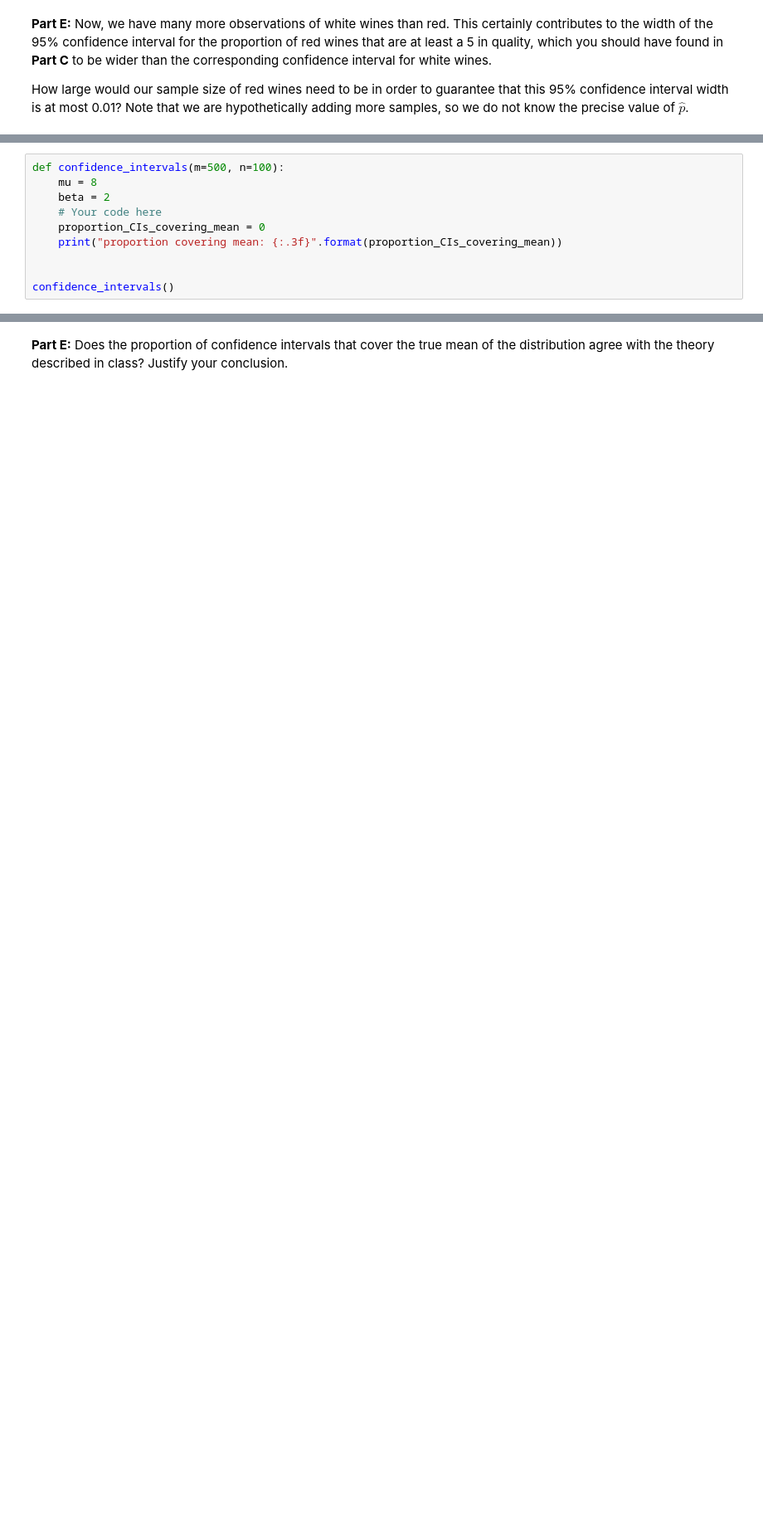
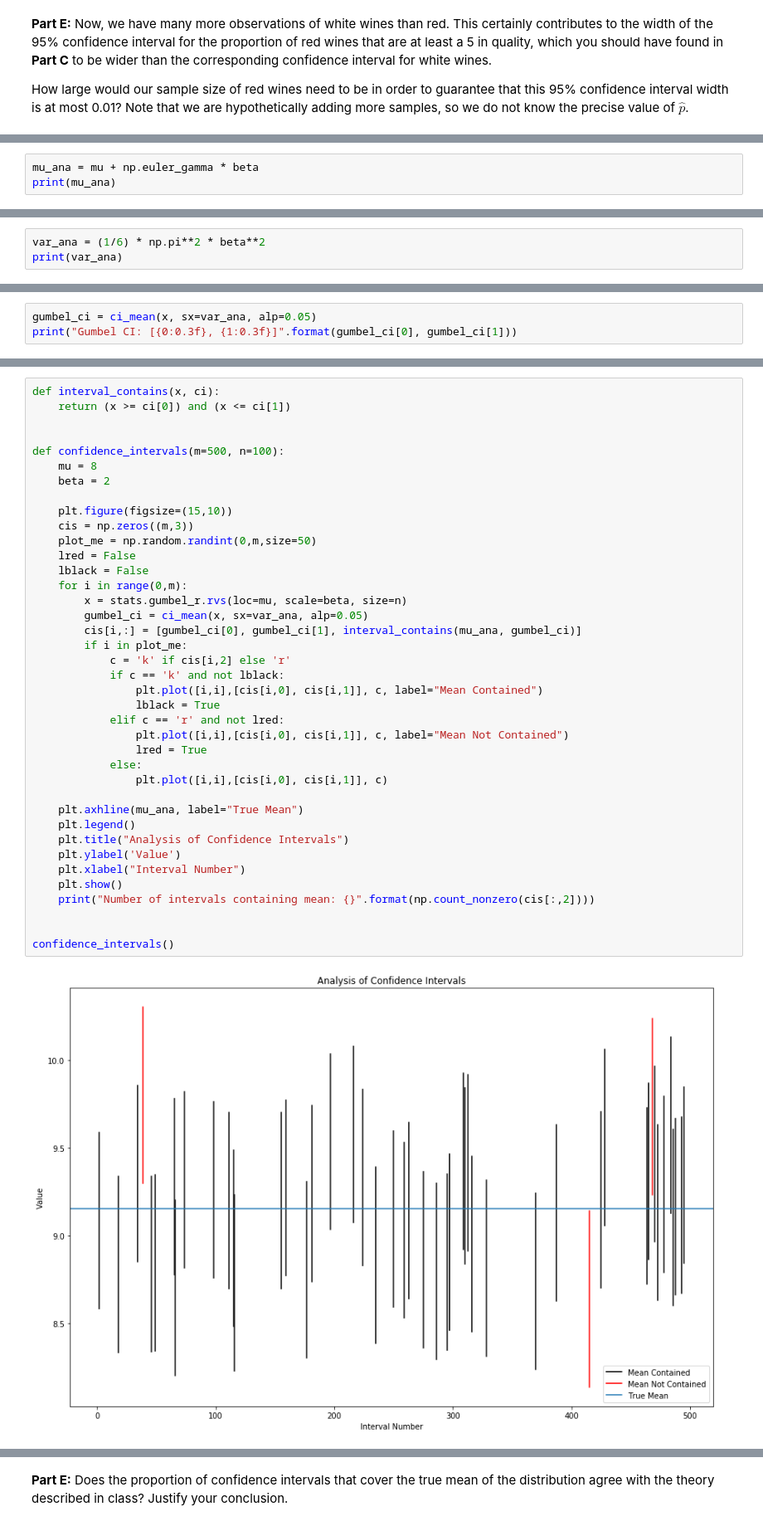
Before and after one commit to Felo2/hw5, a Jupyter notebook: hmwk05_authorname.ipynb, the cells around one changed output, grey strips where cells are left out. Shown at 83% size. Saved outputs shown, nothing was run; the diff lists cells and outputs as text; blank space fills up the shorter version.

```diff
--- a/hmwk05_authorname.ipynb
+++ b/hmwk05_authorname.ipynb
@@ -200,0 +619,3 @@ Use the empirical mean from your sample in **Part A**, and the true variance of
+# %%
+mu_ana = mu + np.euler_gamma * beta
+print(mu_ana)
@@ -200,0 +626,3 @@ Use the empirical mean from your sample in **Part A**, and the true variance of
+# %%
+var_ana = (1/6) * np.pi**2 * beta**2
+print(var_ana)
@@ -200,0 +631,3 @@ Use the empirical mean from your sample in **Part A**, and the true variance of
+# %%
+gumbel_ci = ci_mean(x, sx=var_ana, alp=0.05)
+print("Gumbel CI: [{0:0.3f}, {1:0.3f}]".format(gumbel_ci[0], gumbel_ci[1]))
@@ -213,13 +656,44 @@ Use the empirical mean from your sample in **Part A**, and the true variance of
 2. Make a plot of 50 randomly selected confidence intervals. Overlay the intervals on the line $y=\textrm{True mean}$ (from **Part B**). Color confidence intervals black if they cover the true mean, and red if they don't.
 
 Be sure to leave this cell executed before turning in your assignment!
-# %%
-def confidence_intervals(m=500, n=100):
-    mu = 8
-    beta = 2
-    # Your code here
-    proportion_CIs_covering_mean = 0
-    print("proportion covering mean: {:.3f}".format(proportion_CIs_covering_mean))
-
-
-confidence_intervals()
+# %%
+def interval_contains(x, ci):
+    return (x >= ci[0]) and (x <= ci[1])
+
+
+def confidence_intervals(m=500, n=100):
+    mu = 8
+    beta = 2
+
+    plt.figure(figsize=(15,10))
+    cis = np.zeros((m,3))
+    plot_me = np.random.randint(0,m,size=50)
+    lred = False
+    lblack = False
+    for i in range(0,m):
+        x = stats.gumbel_r.rvs(loc=mu, scale=beta, size=n)
+        gumbel_ci = ci_mean(x, sx=var_ana, alp=0.05)
+        cis[i,:] = [gumbel_ci[0], gumbel_ci[1], interval_contains(mu_ana, gumbel_ci)]
+        if i in plot_me:
+            c = 'k' if cis[i,2] else 'r'
+            if c == 'k' and not lblack:
+                plt.plot([i,i],[cis[i,0], cis[i,1]], c, label="Mean Contained")
+                lblack = True
+            elif c == 'r' and not lred:
+                plt.plot([i,i],[cis[i,0], cis[i,1]], c, label="Mean Not Contained")
+                lred = True
+            else:
+                plt.plot([i,i],[cis[i,0], cis[i,1]], c)
+
+    plt.axhline(mu_ana, label="True Mean")
+    plt.legend()
+    plt.title("Analysis of Confidence Intervals")
+    plt.ylabel('Value')
+    plt.xlabel("Interval Number")
+    plt.show()
+    print("Number of intervals containing mean: {}".format(np.count_nonzero(cis[:,2])))
+
+
+confidence_intervals()
+# %% [output]
+[figure, added]
```
Also changed, not shown: parts of 71 cells of this notebook.
